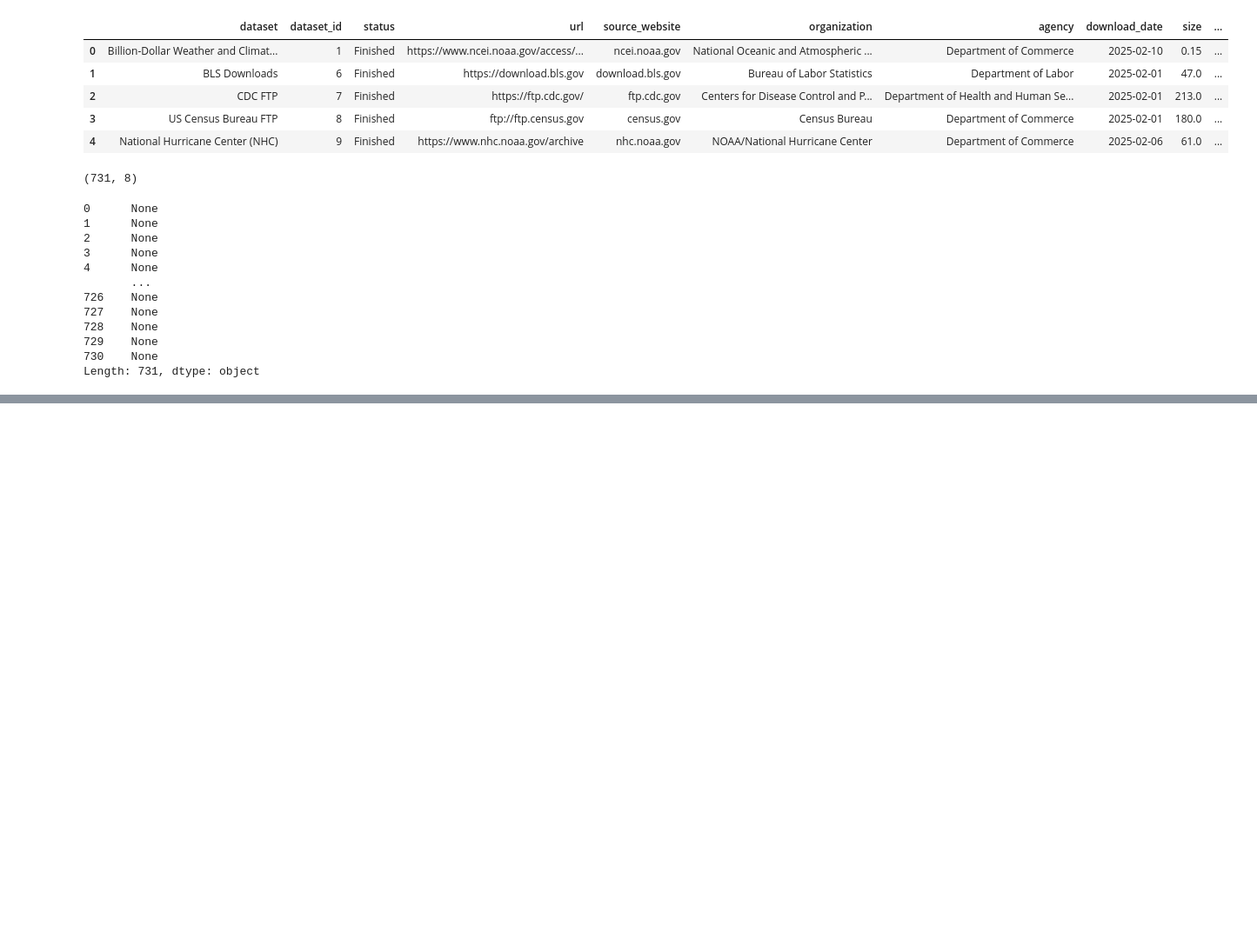
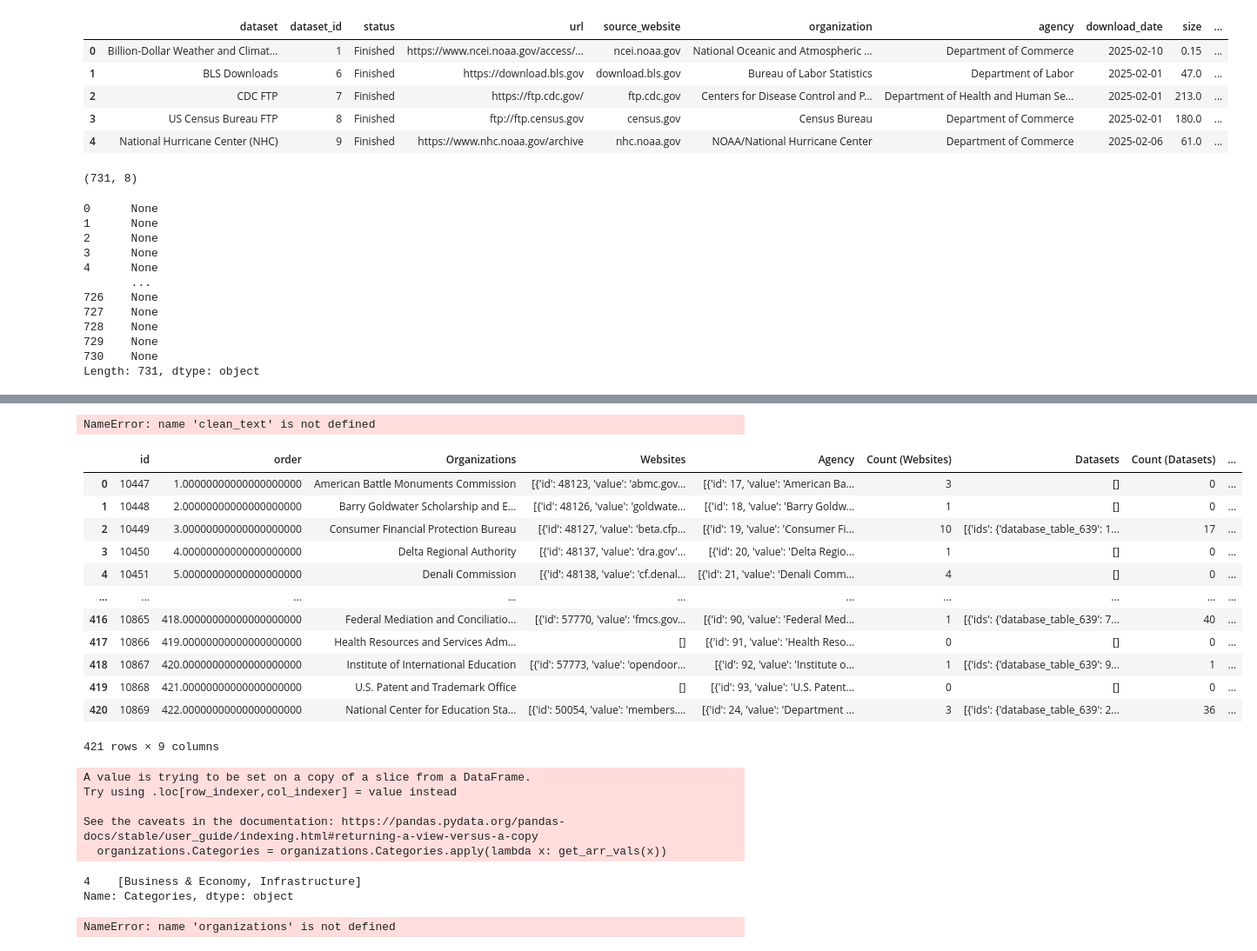
Before and after one commit to kaushik12/DataRescue_jkan, a Jupyter notebook: python/dataset_creator.ipynb, the cells around one changed output, grey strips where cells are left out. Shown: that part at 87% size. Saved outputs shown, nothing was run; the diff lists cells and outputs as text; code cells hidden in the pictures; blank space fills up the shorter version.

Commit message:
getting categories from baserow

```diff
--- a/python/dataset_creator.ipynb
+++ b/python/dataset_creator.ipynb
@@ -194,3 +194,21 @@ remove_files_os('_datasets')
 from python.create_markdowns import *
 # %%
 create_markdowns()
+# %%
+BASEROW_ACCESS_TOKEN = 'rS0kZr4TRauacDsiObLy2Zly512HVd3S'
+def get_results_json(url):
+    table = requests.get(
+        url,
+        headers={
+            "Authorization": f"Token {BASEROW_ACCESS_TOKEN}"
+        }
+    )
+
+    res = table.json()['results']
+    if table.json()['next'] is not None:
+        res.extend(get_results_json(table.json()['next']))
+
+    return res
+
+categories = pd.DataFrame(get_results_json("https://baserow.datarescueproject.org/api/database/rows/table/732/?user_field_names=true"))[['Name','Active']]
+organizations = pd.DataFrame(get_results_json("https://baserow.datarescueproject.org/api/database/rows/table/638/?user_field_names=true"))
@@ -196,0 +253,20 @@ create_markdowns()
+# %%
+categories.apply(lambda x: slugify(x['Name']), axis=1)
+# %% [output]
+NameError: name 'clean_text' is not defined
+# %%
+organizations
+# %% [output]
+|  | id | order | Organizations | Websites | Agency | Count (Websites) | Datasets | Count (Datasets) | ... |
+| 0 | 10447 | 1.00000000000000000000 | American Battle Monuments Commission | [{'id': 48123, 'value': 'abmc.gov... | [{'id': 17, 'value': 'American Ba... | 3 | [] | 0 | ... |
+| 1 | 10448 | 2.00000000000000000000 | Barry Goldwater Scholarship and E... | [{'id': 48126, 'value': 'goldwate... | [{'id': 18, 'value': 'Barry Goldw... | 1 | [] | 0 | ... |
+| 2 | 10449 | 3.00000000000000000000 | Consumer Financial Protection Bureau | [{'id': 48127, 'value': 'beta.cfp... | [{'id': 19, 'value': 'Consumer Fi... | 10 | [{'ids': {'database_table_639': 1... | 17 | ... |
+| 3 | 10450 | 4.00000000000000000000 | Delta Regional Authority | [{'id': 48137, 'value': 'dra.gov'... | [{'id': 20, 'value': 'Delta Regio... | 1 | [] | 0 | ... |
+| 4 | 10451 | 5.00000000000000000000 | Denali Commission | [{'id': 48138, 'value': 'cf.denal... | [{'id': 21, 'value': 'Denali Comm... | 4 | [] | 0 | ... |
+| ... | ... | ... | ... | ... | ... | ... | ... | ... | ... |
+| 416 | 10865 | 418.00000000000000000000 | Federal Mediation and Conciliatio... | [{'id': 57770, 'value': 'fmcs.gov... | [{'id': 90, 'value': 'Federal Med... | 1 | [{'ids': {'database_table_639': 7... | 40 | ... |
+| 417 | 10866 | 419.00000000000000000000 | Health Resources and Services Adm... | [] | [{'id': 91, 'value': 'Health Reso... | 0 | [] | 0 | ... |
+| 418 | 10867 | 420.00000000000000000000 | Institute of International Education | [{'id': 57773, 'value': 'opendoor... | [{'id': 92, 'value': 'Institute o... | 1 | [{'ids': {'database_table_639': 9... | 1 | ... |
+| 419 | 10868 | 421.00000000000000000000 | U.S. Patent and Trademark Office | [] | [{'id': 93, 'value': 'U.S. Patent... | 0 | [] | 0 | ... |
+| 420 | 10869 | 422.00000000000000000000 | National Center for Education Sta... | [{'id': 50054, 'value': 'members.... | [{'id': 24, 'value': 'Department ... | 3 | [{'ids': {'database_table_639': 2... | 36 | ... |
+421 rows × 9 columns
@@ -196,0 +278,17 @@ create_markdowns()
+# %%
+organizations.Categories = organizations.Categories.apply(lambda x: get_arr_vals(x))
+# %% [output]
+A value is trying to be set on a copy of a slice from a DataFrame.
+Try using .loc[row_indexer,col_indexer] = value instead
+
+See the caveats in the documentation: https://pandas.pydata.org/pandas-docs/stable/user_guide/indexing.html#returning-a-view-versus-a-copy
+  organizations.Categories = organizations.Categories.apply(lambda x: get_arr_vals(x))
+# %%
+organizations[organizations['Organizations'] == 'Denali Commission']['Categories'].str.split(';')
+# %% [output]
+4    [Business & Economy, Infrastructure]
+Name: Categories, dtype: object
+# %%
+organizations
+# %% [output]
+NameError: name 'organizations' is not defined
```
Also changed, not shown: parts of 4 cells of this notebook, 25 other files.
